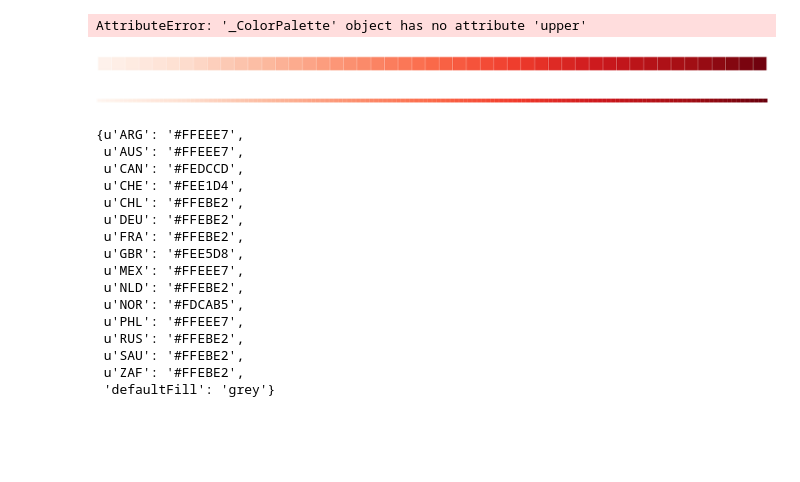
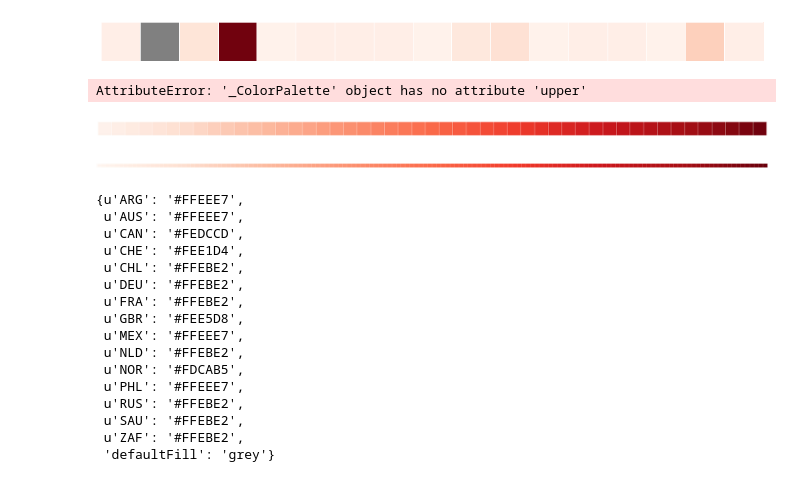
Before and after one commit to cthorey/geocolab, a Jupyter notebook: notebooks/test.ipynb, the cells around one changed output. Saved outputs shown, nothing was run; the diff lists cells and outputs as text; code cells hidden in the pictures; blank space fills up the shorter version.

```diff
--- a/notebooks/test.ipynb
+++ b/notebooks/test.ipynb
@@ -20,3 +179,7 @@ data, colors = recom.get_map_specification(query)
+# %%
+sns.palplot(colors.values())
+# %% [output]
+[figure, added]
 # %%
         collabs = recom.collaborators(query, 25)
         df = pd.DataFrame(collabs.values())
```
Also changed, not shown: parts of 20 cells of this notebook, 7 other files.
